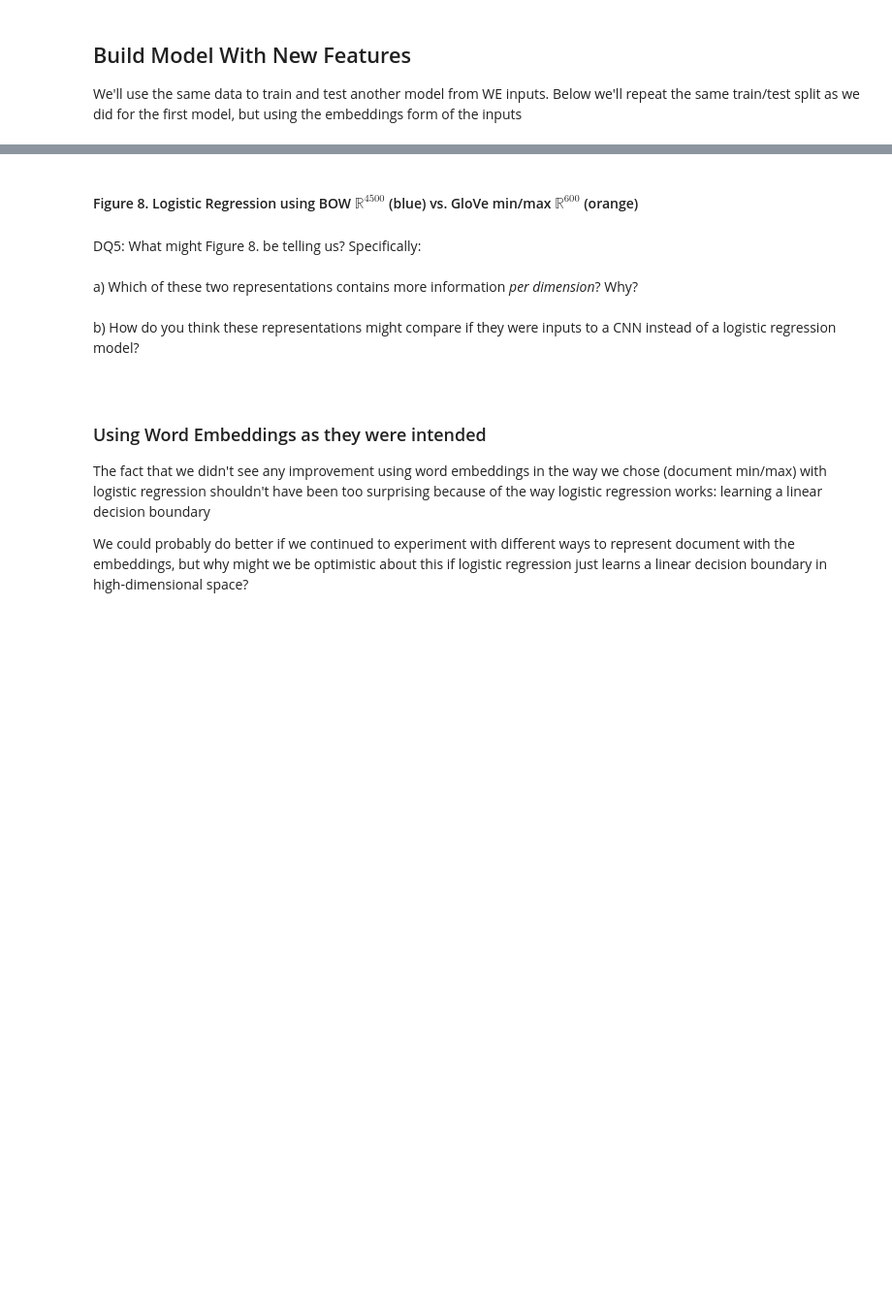
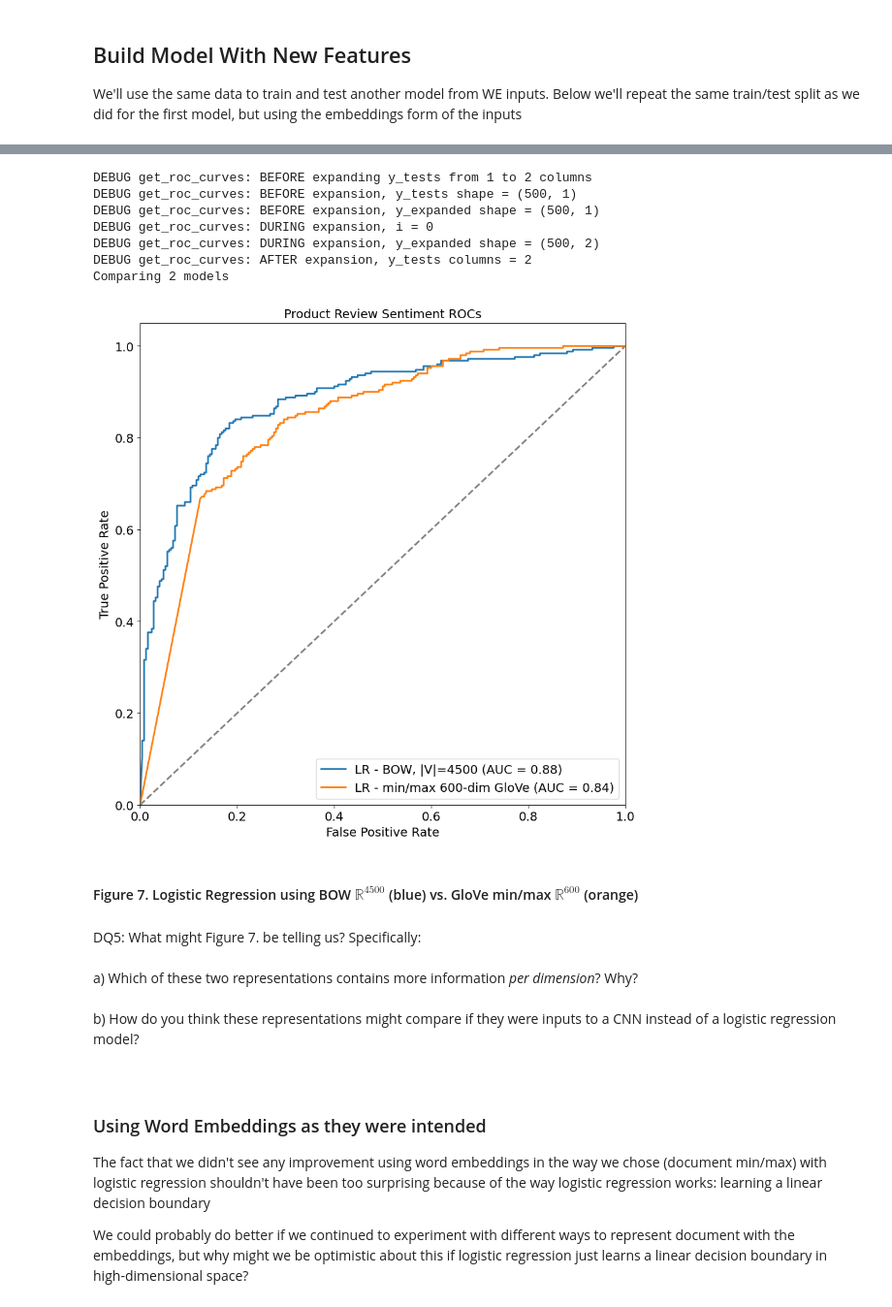
Before and after one commit to MichaelSzczepaniak/WordEmbeddings, a Jupyter notebook: WordEmbeddings30min.ipynb, the cells around one changed output, grey strips where cells are left out. Shown at 97% size. Cells and saved outputs as stored; diff of their text form; code cells hidden in the pictures; blank space fills up the shorter version.

```diff
--- a/WordEmbeddings30min.ipynb
+++ b/WordEmbeddings30min.ipynb
@@ -759,6 +574,6 @@ Each of these $x_i$ vectors are samples, so we'll need to transpose this vector
 
 We'll start the process by reading the 300-dimensional embeddings, pare these back to our vocabulary and then build our feature matrix.  This is also referred to as a _design matrix_.
 # %%
-vocab_embs300 = get_embeddings(glove_dir = GLOVE_DIR, emb_dim = 300, enc = "utf8")
+vocab_embs300 = we.get_glove(glove_dir = GLOVE_DIR, emb_dim = 300, enc = "utf8")
 print("size of embeddings vocabulary: {}".format(len(vocab_embs300)))
-vocab_embs300, missing_embs = get_vocab_embeddings(vocab_embs300, vocab)
+vocab_embs300, missing_embs = we.get_vocab_embeddings(vocab_embs300, vocab)
@@ -823,7 +601,7 @@ def doc2matrix(doc, voc_embs, emb_dims=300):
 # iterate through each review, convert to Figure 6. matrices and store in a list
 docs_as_matrices = []
 for sent in sents_processed:
-    sent_matrix = doc2matrix(sent, vocab_embs300, 300)
+    sent_matrix = we.doc2matrix(sent, vocab_embs300, 300)
     docs_as_matrices.append(sent_matrix)
 # %%
 print("review strings/docs processed: {}".format(len(docs_as_matrices)))
@@ -891,3 +627,3 @@ def create_emb_feature_matrix(docs_as_matrices):
 # %%
-x_feats = create_emb_feature_matrix(docs_as_matrices)
+x_feats = we.create_emb_feature_matrix(docs_as_matrices)
 x_feats.shape  # should be (doc count x (2 x embedding dim))
@@ -907,6 +648,6 @@ print("test data: ", test_data_embs.shape)
 # %%
 ## fit logistic classifier on training data: minimize neg log likelihood ("log"), no regularization penalty
-clf_embs = SGDClassifier(loss="log", penalty="none")
+clf_embs = SGDClassifier(loss="log_loss", penalty=None)
 clf_embs.fit(train_data_embs, train_labels_embs)
 
 ## Pull out the parameters (w,b) of the logistic regression model
@@ -932,16 +678,25 @@ preds_test_probs.shape, preds_test_probs_glove.shape, preds_test_probs_bow_v_glo
 # %%
 preds_test_probs_bow_v_glove
 
 # create a two ROC curves comparing BOW and WE encoded logistic regression sentiment models
-roc_bow_v_glove, auc_1hot = get_roc_curves(test_labels, preds_test_probs_bow_v_glove,
-                                           model_names=['LR - BOW, |V|=4500',
-                                                        'LR - min/max 600-dim GloVe'],
-                                           plot_title='Product Review Sentiment ROCs')
+roc_bow_v_glove, auc_1hot = we.get_roc_curves(test_labels, preds_test_probs_bow_v_glove,
+                                              model_names=['LR - BOW, |V|=4500',
+                                                           'LR - min/max 600-dim GloVe'],
+                                              plot_title='Product Review Sentiment ROCs')
 roc_bow_v_glove.show()
+# %% [output]
+DEBUG get_roc_curves: BEFORE expanding y_tests from 1 to 2 columns
+DEBUG get_roc_curves: BEFORE expansion, y_tests shape = (500, 1)
+DEBUG get_roc_curves: BEFORE expansion, y_expanded shape = (500, 1)
+DEBUG get_roc_curves: DURING expansion, i = 0
+DEBUG get_roc_curves: DURING expansion, y_expanded shape = (500, 2)
+DEBUG get_roc_curves: AFTER expansion, y_tests columns = 2
+Comparing 2 models
+[figure, added]
 # %% [markdown]
-#### Figure 8.  Logistic Regression using BOW $\mathbb{R}^{4500}$ (blue) vs. GloVe min/max $\mathbb{R}^{600}$ (orange)
+#### Figure 7.  Logistic Regression using BOW $\mathbb{R}^{4500}$ (blue) vs. GloVe min/max $\mathbb{R}^{600}$ (orange)
 # %% [markdown]
-<font style="font-size:18px">DQ5: What might Figure 8. be telling us?  Specifically:
+<font style="font-size:18px">DQ5: What might Figure 7. be telling us?  Specifically:
 <br>
 <br>
 a) Which of these two representations contains more information *per dimension*?  Why?
```
Also changed, not shown: parts of 75 cells of this notebook, 1 other file.
